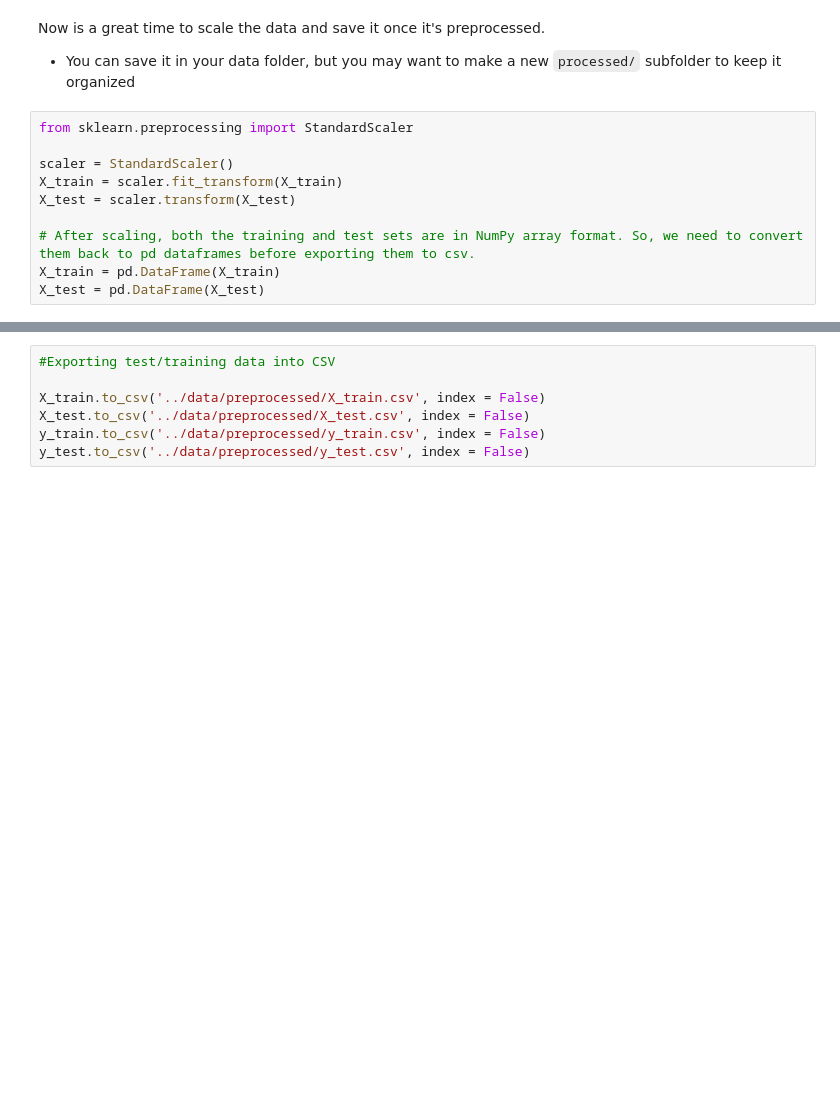
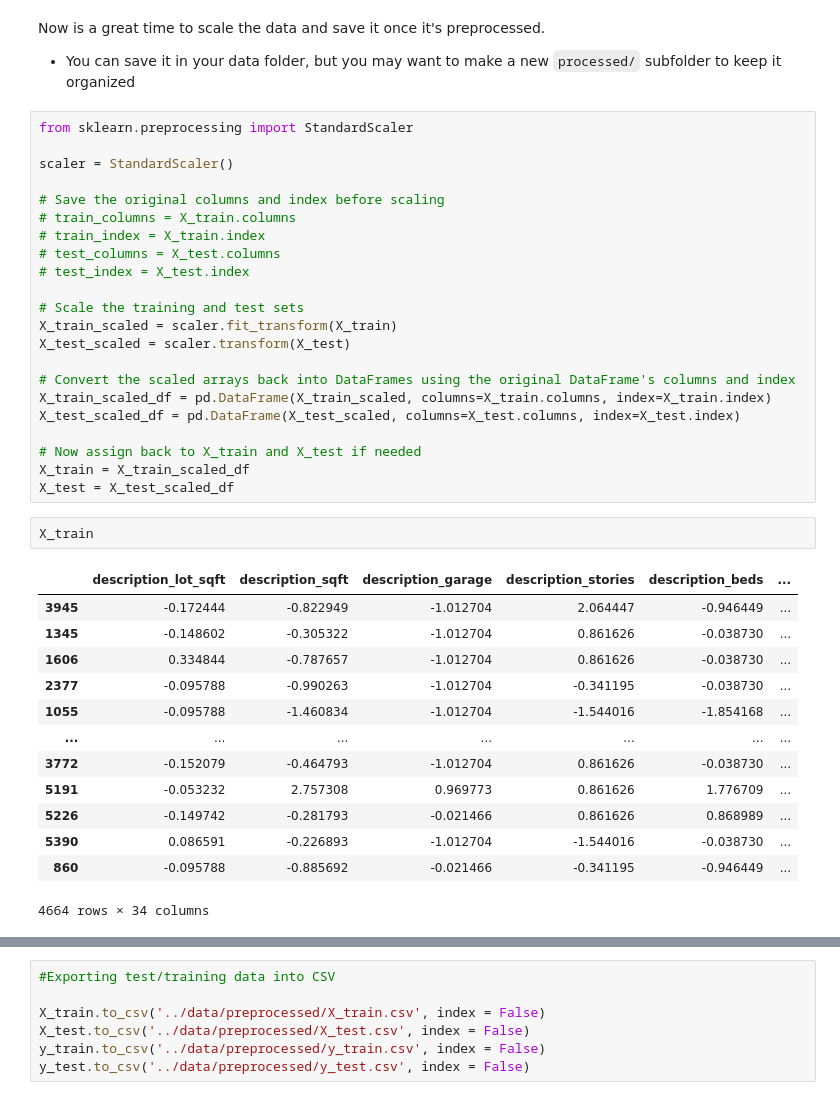
Before and after one commit to wjura/lhl-midterm-project, a Jupyter notebook: notebooks/1 - EDA.ipynb, the cells around one changed output, grey strips where cells are left out. Drawn from its saved outputs; the diff is of its cells as text; blank space fills up the shorter version.

```diff
--- a/notebooks/1 - EDA.ipynb
+++ b/notebooks/1 - EDA.ipynb
@@ -743,13 +738,41 @@ print(f"Cleaned y_train shape: {y_train.shape}")
 # %% [markdown]
 Now is a great time to scale the data and save it once it's preprocessed.
 - You can save it in your data folder, but you may want to make a new `processed/` subfolder to keep it organized
-# %%
-from sklearn.preprocessing import StandardScaler
-
-scaler = StandardScaler()
-X_train = scaler.fit_transform(X_train)
-X_test = scaler.transform(X_test)
-
-# After scaling, both the training and test sets are in NumPy array format. So, we need to convert them back to pd dataframes before exporting them to csv.
-X_train = pd.DataFrame(X_train)
-X_test = pd.DataFrame(X_test)
+# %%
+from sklearn.preprocessing import StandardScaler
+
+scaler = StandardScaler()
+
+# Save the original columns and index before scaling
+# train_columns = X_train.columns
+# train_index = X_train.index
+# test_columns = X_test.columns
+# test_index = X_test.index
+
+# Scale the training and test sets
+X_train_scaled = scaler.fit_transform(X_train)
+X_test_scaled = scaler.transform(X_test)
+
+# Convert the scaled arrays back into DataFrames using the original DataFrame's columns and index
+X_train_scaled_df = pd.DataFrame(X_train_scaled, columns=X_train.columns, index=X_train.index)
+X_test_scaled_df = pd.DataFrame(X_test_scaled, columns=X_test.columns, index=X_test.index)
+
+# Now assign back to X_train and X_test if needed
+X_train = X_train_scaled_df
+X_test = X_test_scaled_df
+# %%
+X_train
+# %% [output]
+|  | description_lot_sqft | description_sqft | description_garage | description_stories | description_beds | ... |
+| 3945 | -0.172444 | -0.822949 | -1.012704 | 2.064447 | -0.946449 | ... |
+| 1345 | -0.148602 | -0.305322 | -1.012704 | 0.861626 | -0.038730 | ... |
+| 1606 | 0.334844 | -0.787657 | -1.012704 | 0.861626 | -0.038730 | ... |
+| 2377 | -0.095788 | -0.990263 | -1.012704 | -0.341195 | -0.038730 | ... |
+| 1055 | -0.095788 | -1.460834 | -1.012704 | -1.544016 | -1.854168 | ... |
+| ... | ... | ... | ... | ... | ... | ... |
+| 3772 | -0.152079 | -0.464793 | -1.012704 | 0.861626 | -0.038730 | ... |
+| 5191 | -0.053232 | 2.757308 | 0.969773 | 0.861626 | 1.776709 | ... |
+| 5226 | -0.149742 | -0.281793 | -0.021466 | 0.861626 | 0.868989 | ... |
+| 5390 | 0.086591 | -0.226893 | -1.012704 | -1.544016 | -0.038730 | ... |
+| 860 | -0.095788 | -0.885692 | -0.021466 | -0.341195 | -0.946449 | ... |
+4664 rows × 34 columns
```
Also changed, not shown: parts of 13 cells of this notebook, 2 other files.
